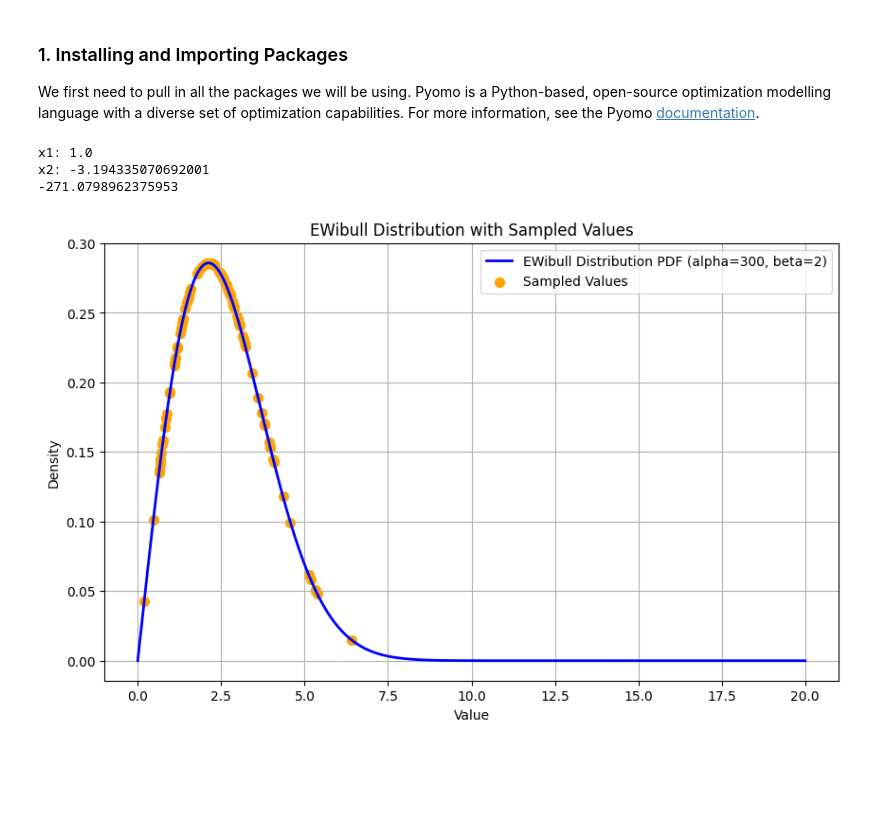
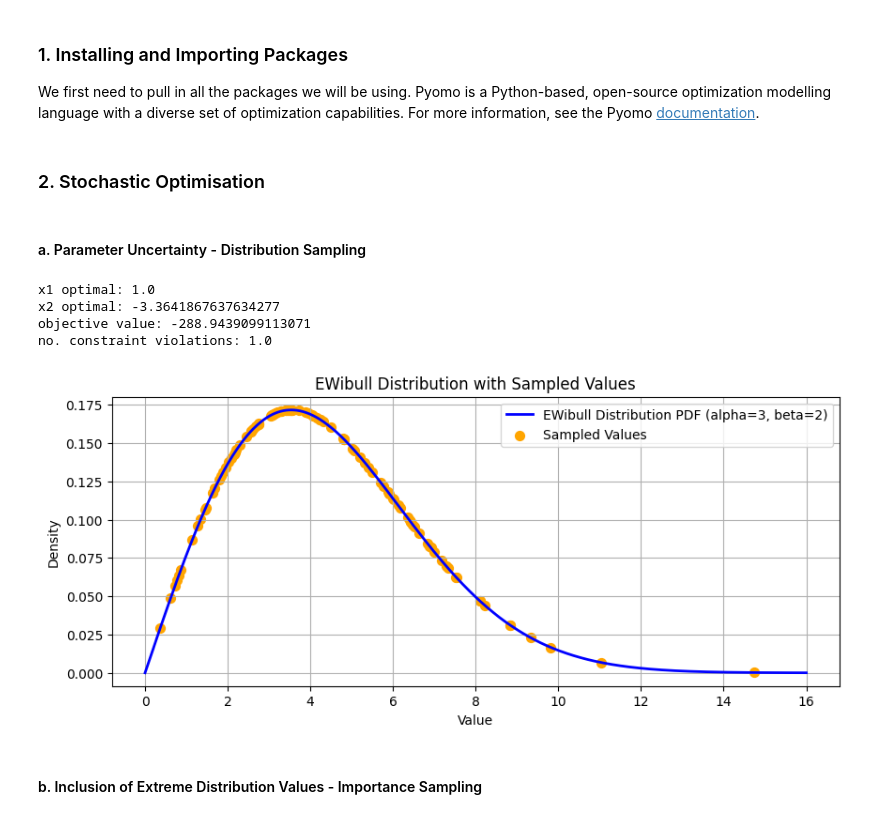
Before and after one commit to EmPajak21/ProAIM_SC_Opt_Workshop, a Jupyter notebook: Workshop_5.ipynb, the cells around one changed output. Saved outputs shown, nothing was run; the diff lists cells and outputs as text; code cells hidden in the pictures; blank space fills up the shorter version.

Commit message:
Added to W5. Now have random sampling --> importance sampling. Looks good - but need to make parameters impactful to demonstrate sampling tail and meeting constraints come at a cost

```diff
--- a/Workshop_5.ipynb
+++ b/Workshop_5.ipynb
@@ -27,9 +27,13 @@ def setup_solver():
 
 
 solver_executable = setup_solver()
+# %% [markdown]
+### 2. Stochastic Optimisation
+# %% [markdown]
+#### a. Parameter Uncertainty - Distribution Sampling
 # %%
 # Parameters for the EWibull distribution
-alpha = 3  # Scale parameter
+alpha = 5     # Scale parameter
 beta = 2      # Shape parameter
 
 # Function to compute the PDF of the EWibull distribution
@@ -48,7 +52,7 @@ for _ in range(N_SAMPLES):
     sample_list.append((a, p_a))
 
 # Define the x range for the EWibull distribution
-x = np.linspace(0, 20, 1000)  # Adjust the range based on your scale
+x = np.linspace(0, 16, 1000)  # Adjust the range based on your scale
 y = [ewibull_pdf(i, alpha, beta) for i in x]  # Calculate PDF values
 # %%
 # Create a Pyomo model
@@ -84,29 +89,29 @@ results = solver.solve(model)
 # %%
-print(f"x1: {model.x1.value}")
-print(f"x2: {model.x2.value}")
-for i in range(N_SAMPLES):
-    if model.y[i].value != 1:
-        print(f"y[{i}]: {model.y[i].value}")
-
-print(model.objective_rule())
+print(f"x1 optimal: {model.x1.value}")
+print(f"x2 optimal: {model.x2.value}")
+print(f"objective value: {model.objective_rule()}")
+print(f"no. constraint violations: {constraints_violated}")
 # %% [output]
-x1: 1.0
-x2: -3.194335070692001
--271.0798962375953
+x1 optimal: 1.0
+x2 optimal: -3.3641867637634277
+objective value: -288.9439099113071
+no. constraint violations: 1.0
 # %%
 # Extract sampled values and their corresponding PDF values
 sample_values = [a for a, _ in sample_list]
 sample_pdf_values = [p_a for _, p_a in sample_list]  # PDF values at sampled points
 
 # Create the plot
-plt.figure(figsize=(10, 6))
-plt.plot(x, y, label='EWibull Distribution PDF (alpha=300, beta=2)', color='blue', linewidth=2)
+plt.figure(figsize=(10, 4))
+plt.plot(x, y, label='EWibull Distribution PDF (alpha=3, beta=2)', color='blue', linewidth=2)
 plt.scatter(sample_values, sample_pdf_values, color='orange', label='Sampled Values', marker='o', s=50)  # Plot samples at their PDF values
 plt.title('EWibull Distribution with Sampled Values')
 plt.xlabel('Value')
 plt.ylabel('Density')
 plt.legend()
 plt.grid()
 plt.show()
 # %% [output]
-[figure, old version]
+[figure, new version]
+# %% [markdown]
+#### b. Inclusion of Extreme Distribution Values - Importance Sampling
```
Also changed, not shown: parts of 7 cells of this notebook.
